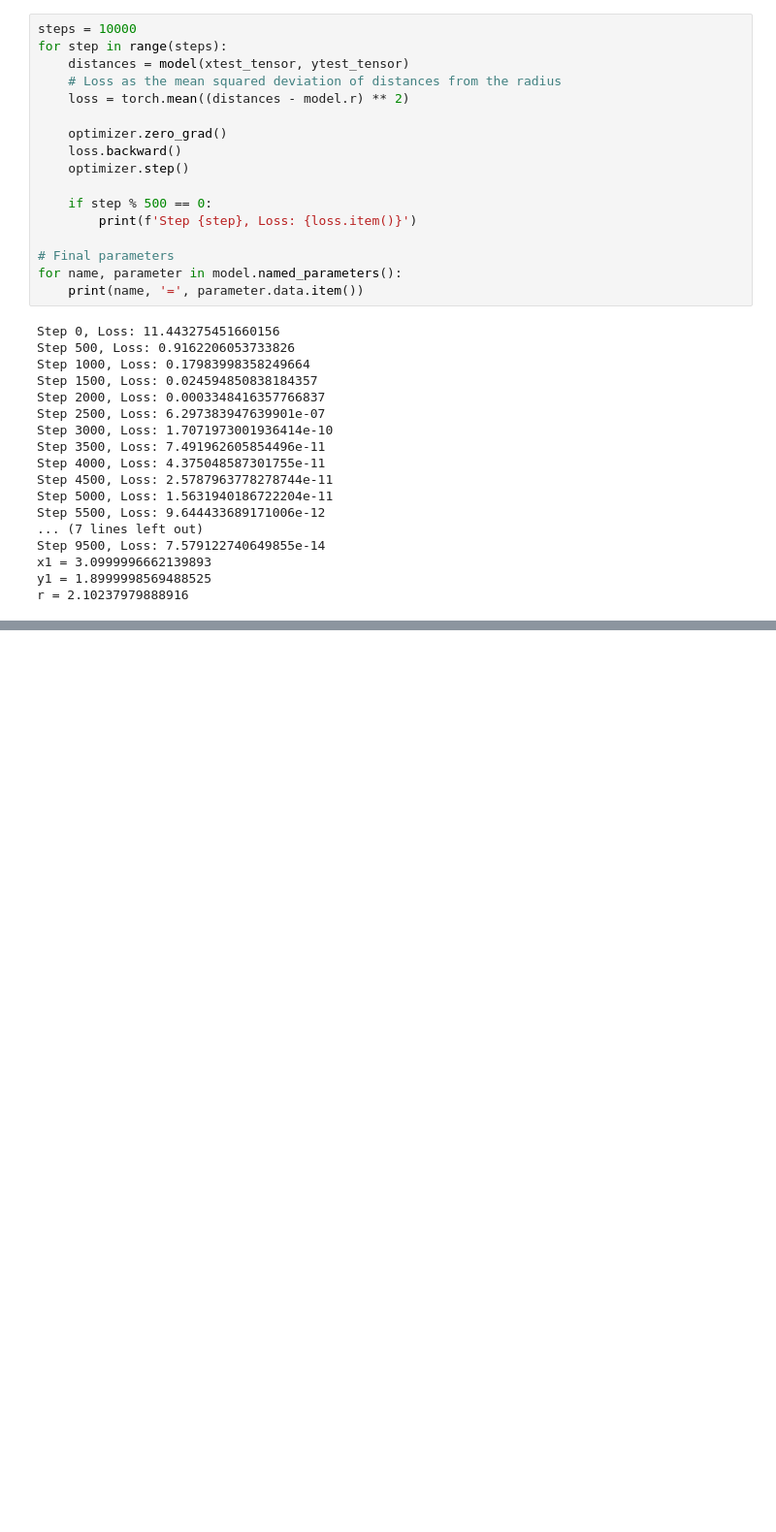
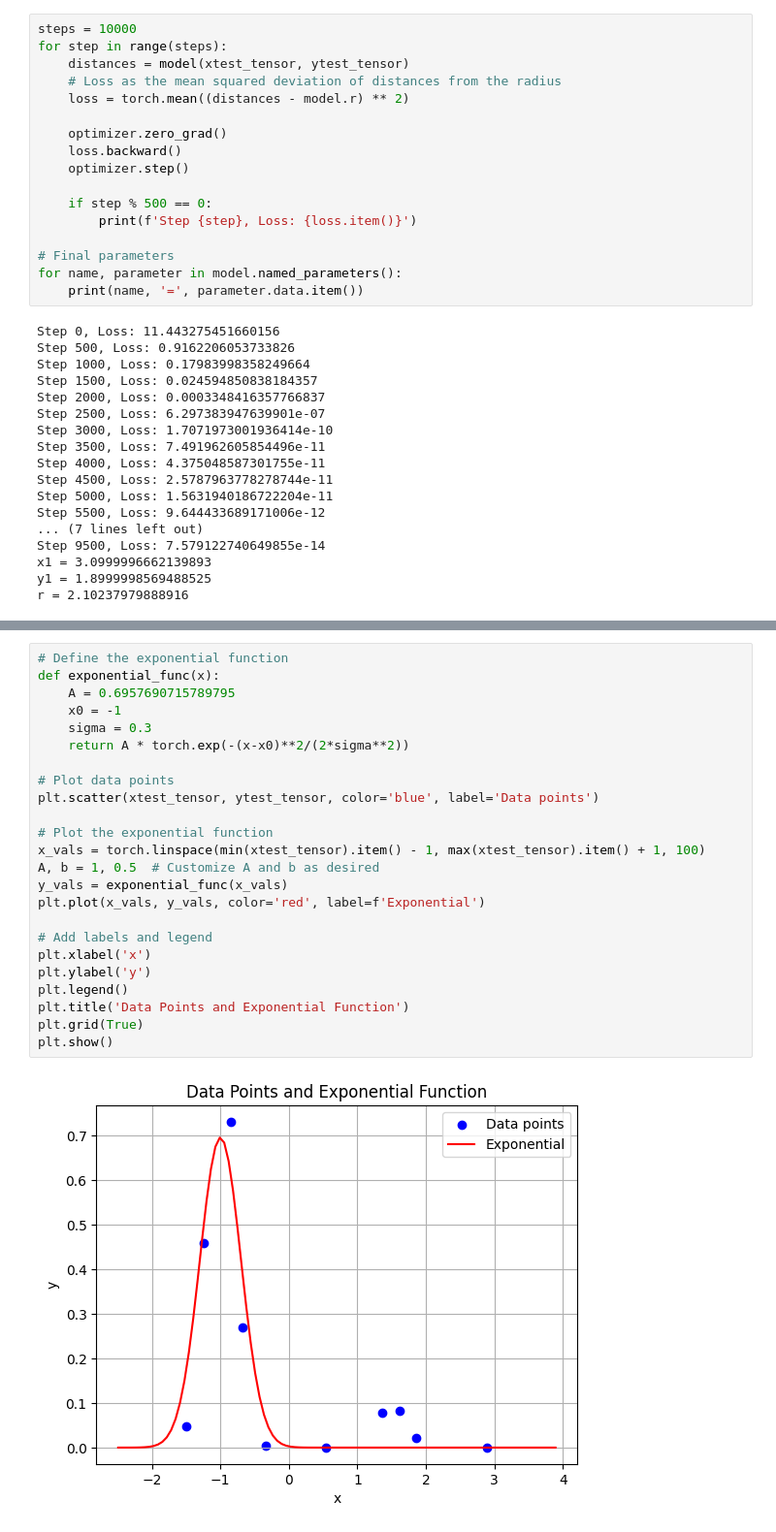
Before and after one commit to Justusperthes/Comphy, a Jupyter notebook: w8/torch.ipynb, the cells around one changed output, grey strips where cells are left out. Shown at 97% size. Saved outputs shown, nothing was run; the diff lists cells and outputs as text; blank space fills up the shorter version.

```diff
--- a/w8/torch.ipynb
+++ b/w8/torch.ipynb
@@ -757,0 +875,26 @@ r = 2.10237979888916
+# %%
+# Define the exponential function
+def exponential_func(x):
+    A = 0.6957690715789795
+    x0 = -1
+    sigma = 0.3
+    return A * torch.exp(-(x-x0)**2/(2*sigma**2))
+
+# Plot data points
+plt.scatter(xtest_tensor, ytest_tensor, color='blue', label='Data points')
+
+# Plot the exponential function
+x_vals = torch.linspace(min(xtest_tensor).item() - 1, max(xtest_tensor).item() + 1, 100)
+A, b = 1, 0.5  # Customize A and b as desired
+y_vals = exponential_func(x_vals)
+plt.plot(x_vals, y_vals, color='red', label=f'Exponential')
+
+# Add labels and legend
+plt.xlabel('x')
+plt.ylabel('y')
+plt.legend()
+plt.title('Data Points and Exponential Function')
+plt.grid(True)
+plt.show()
+# %% [output]
+[figure, added]
```
Also changed, not shown: parts of 9 cells of this notebook.
